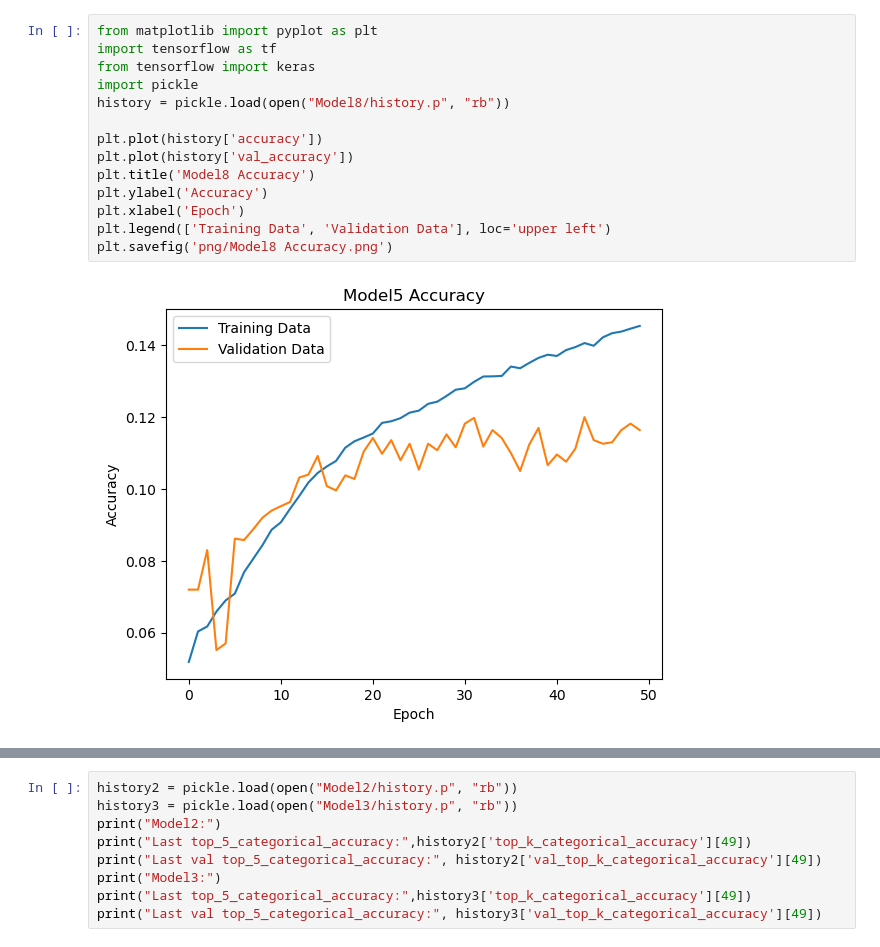
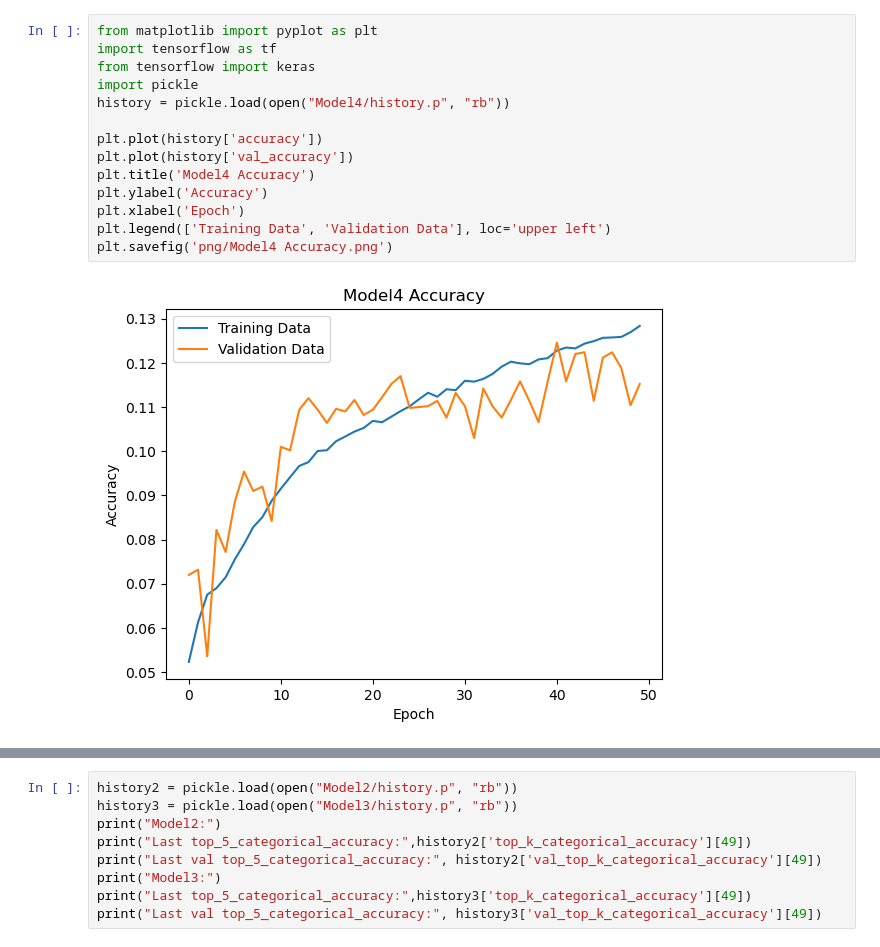
Before and after one commit to Punat02/TextGenerator, a Jupyter notebook: LookAtModel.ipynb, the cells around one changed output, grey strips where cells are left out. Drawn from its saved outputs; the diff is of its cells as text.

```diff
--- a/LookAtModel.ipynb
+++ b/LookAtModel.ipynb
@@ -1,19 +1,19 @@
 # %%
 from matplotlib import pyplot as plt
 import tensorflow as tf
 from tensorflow import keras
 import pickle
-history = pickle.load(open("Model8/history.p", "rb"))
+history = pickle.load(open("Model4/history.p", "rb"))
 
 plt.plot(history['accuracy'])
 plt.plot(history['val_accuracy'])
-plt.title('Model8 Accuracy')
+plt.title('Model4 Accuracy')
 plt.ylabel('Accuracy')
 plt.xlabel('Epoch')
 plt.legend(['Training Data', 'Validation Data'], loc='upper left')
-plt.savefig('png/Model8 Accuracy.png')
+plt.savefig('png/Model4 Accuracy.png')
 # %% [output]
-[figure, old version]
+[figure, new version]
 # %%
 plt.plot(history['loss'])
 plt.plot(history['val_loss'])
```
Also changed, not shown: parts of 5 cells of this notebook, 1 other file.
